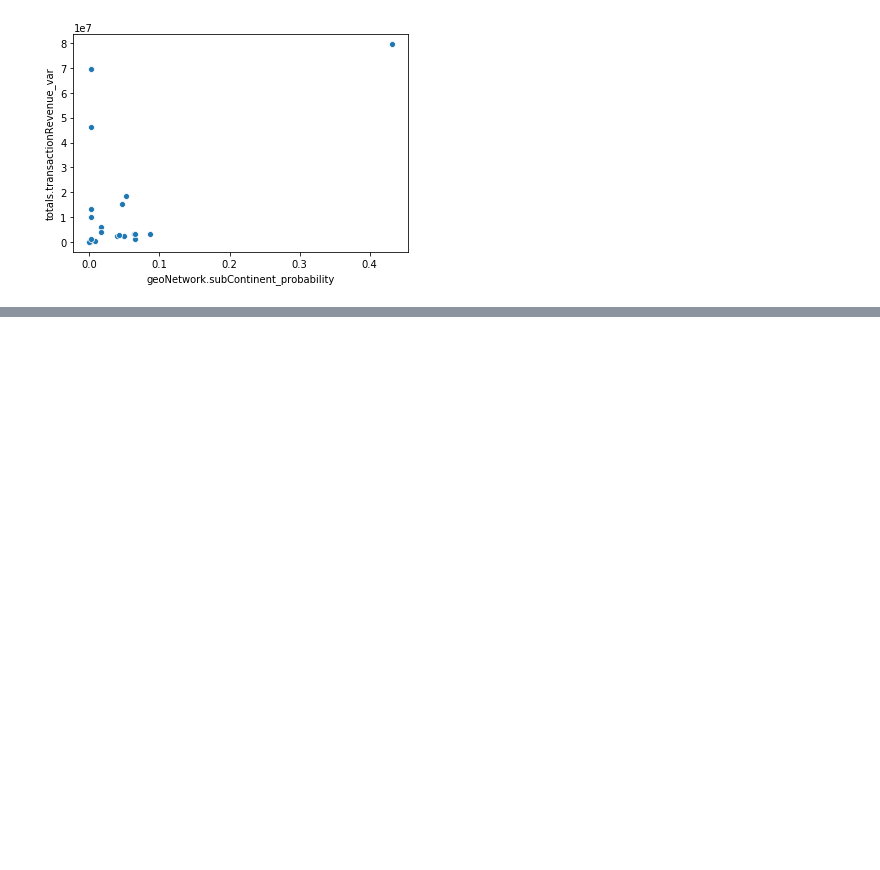
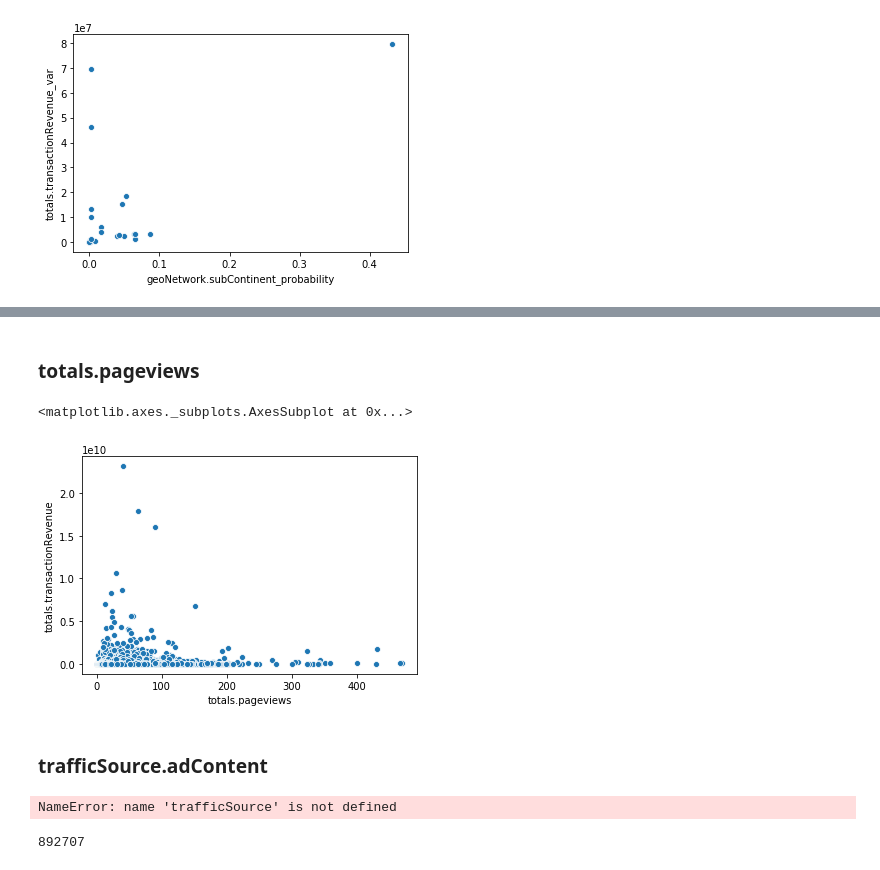
Before and after one commit to Pavan-Sangha/Kaggle-Google-Analytics-Customer-Revenue, a Jupyter notebook: feature_analysis_2.ipynb, the cells around one changed output, grey strips where cells are left out. Drawn from its saved outputs; the diff is of its cells as text; code cells hidden in the pictures; blank space fills up the shorter version.

```diff
--- a/feature_analysis_2.ipynb
+++ b/feature_analysis_2.ipynb
@@ -558,0 +581,9 @@ encoding_list.append('geoNetwork.subContinent')
+# %% [markdown]
+### totals.pageviews
+# %%
+x = train['totals.pageviews']
+y = train['totals.transactionRevenue']
+sns.scatterplot(x,y)
+# %% [output]
+<matplotlib.axes._subplots.AxesSubplot at 0x...>
+[figure, added]
@@ -558,0 +592,12 @@ encoding_list.append('geoNetwork.subContinent')
+# %% [markdown]
+### trafficSource.adContent
+# %%
+trafficSource.adConent_summary = conditional_frequency_encode(train,'trafficSource.adContent','totals.transactionRevenue','is_transaction')
+# %% [output]
+NameError: name 'trafficSource' is not defined
+# %%
+### There is clearly a column which is heavily weighted to Null values
+
+train['trafficSource.adContent'].isna().sum()
+# %% [output]
+892707
```
Also changed, not shown: parts of 35 cells of this notebook.
